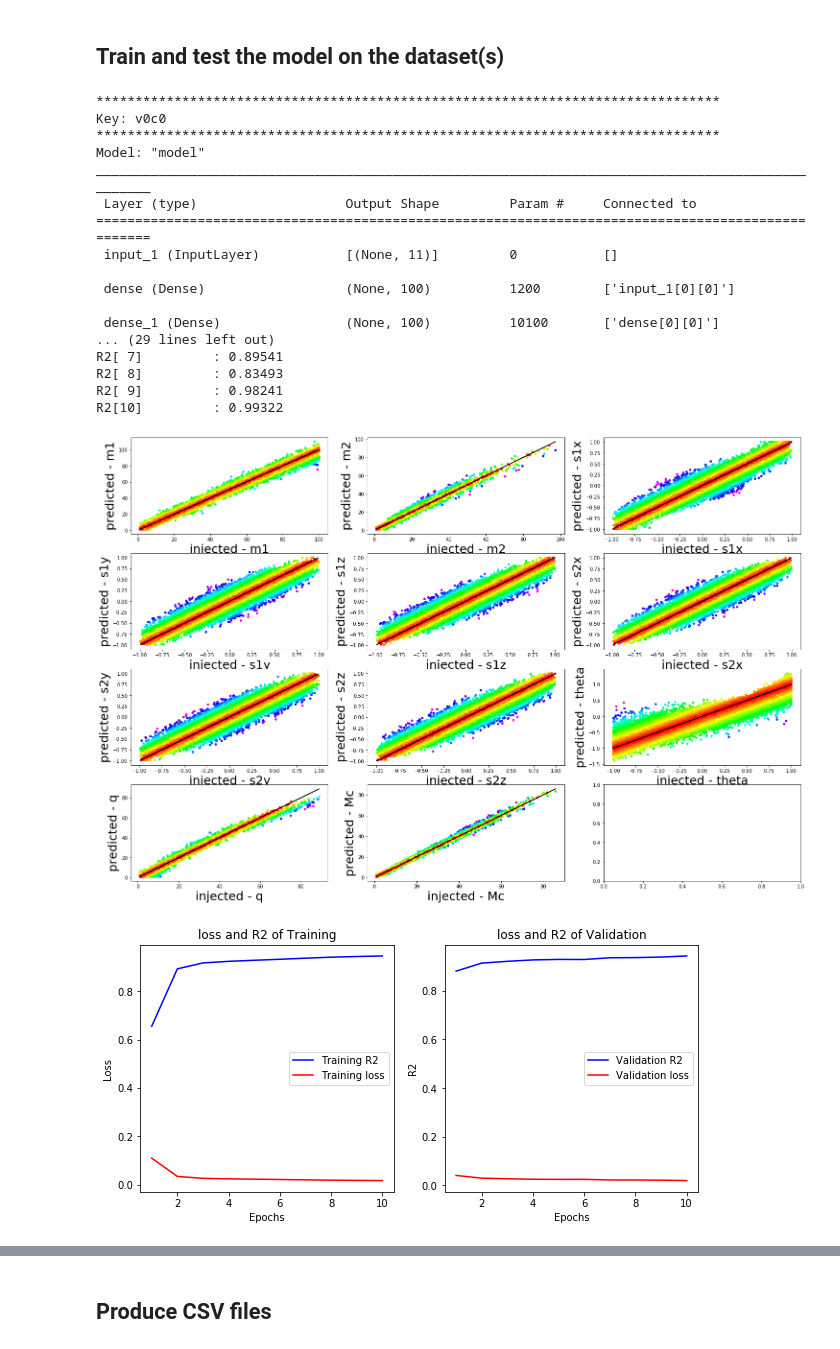
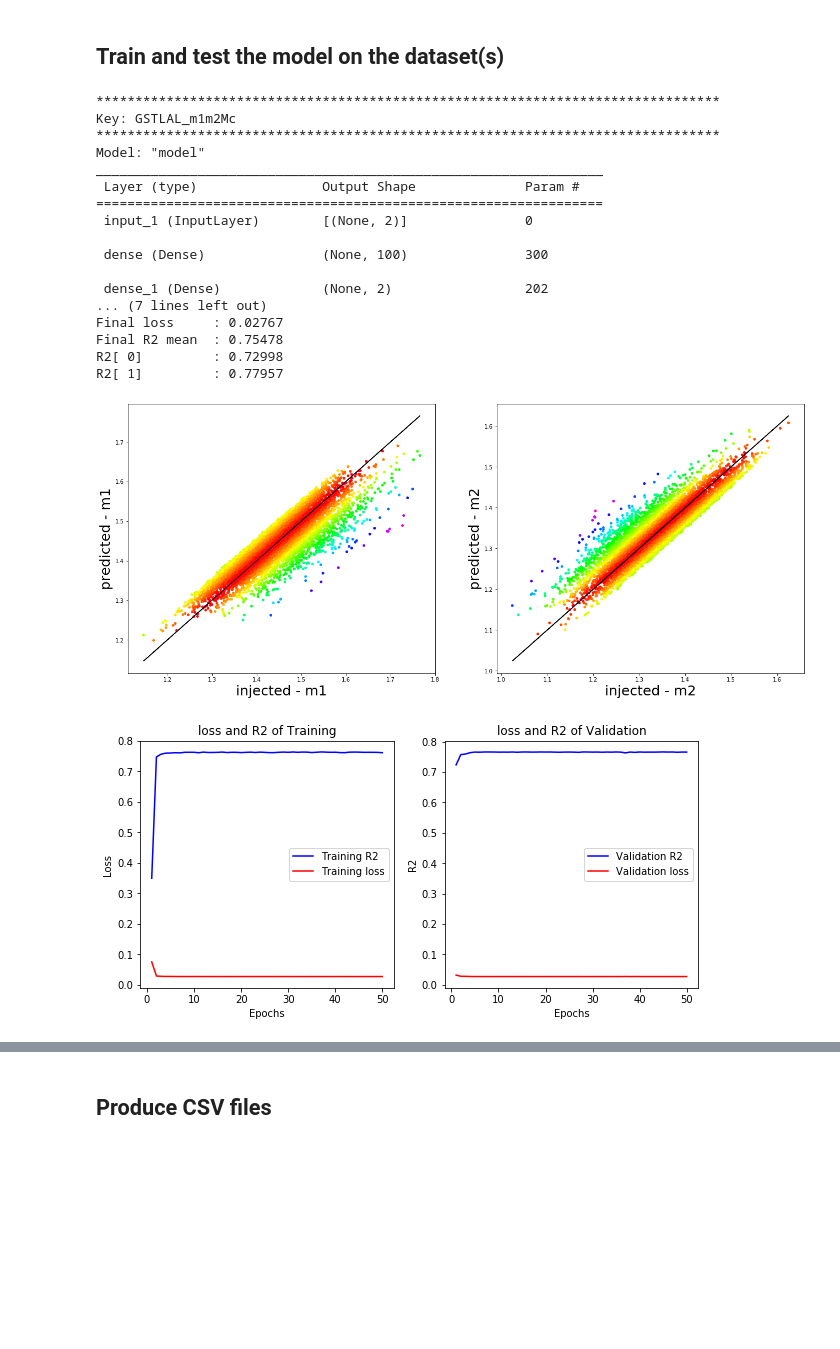
Before and after one commit to PhoenixBirdCreations/IPAM2021_ML, a Jupyter notebook: algo/NN_tf/NN_datesets.ipynb, the cells around one changed output, grey strips where cells are left out. Saved outputs shown, nothing was run; the diff lists cells and outputs as text; code cells hidden in the pictures; blank space fills up the shorter version.

Commit message:
added regression on m1m2Mc dataset (but Mc excluded). Should be equivalent to the regressed dataset in datasets/GSTLAL_EarlyWarning_Dataset/Regression_Result/NN_tf/

```diff
--- a/algo/NN_tf/NN_datesets.ipynb
+++ b/algo/NN_tf/NN_datesets.ipynb
@@ -70,6 +72,7 @@ if data2use=='NewRealistic':
             data_paths['xtest']  = regr_data_dir+key+'test_x.csv'
             data_paths['ytest']  = regr_data_dir+key+'test_y.csv'
             datasets[key].data_paths = data_paths
+    idx_Mc = 10
 
 elif data2use=='GSTLAL_2m':
     features_names    = ['m1', 'm2']
@@ -84,10 +87,29 @@ elif data2use=='GSTLAL_2m':
     data_paths['ytrain'] = regr_data_dir+'train_inject.csv'
     data_paths['xtest']  = regr_data_dir+'test_recover.csv'
     data_paths['ytest']  = regr_data_dir+'test_inject.csv'
+
     datasets[key].data_paths = data_paths
+    idx_Mc = None
+
+elif data2use=='GSTLAL_m1m2Mc':
+    features_names    = ['m1', 'm2']
+    regr_data_dir     = '../../datasets/GSTLAL_EarlyWarning_Dataset/Dataset/m1m2Mc/'
+    out_data_dir      = '../../datasets/GSTLAL_EarlyWarning_Dataset/Dataset/m1m2Mc/Regression_results/'
+    datasets          = {}
+    keys              = ['GSTLAL_m1m2Mc']
+    key               = keys[0]
+    datasets[key]     = lambda:0
+    data_paths           = {}
+    data_paths['xtrain'] = regr_data_dir+'xtrain.csv'
+    data_paths['ytrain'] = regr_data_dir+'ytrain.csv'
+    data_paths['xtest']  = regr_data_dir+'xtest.csv'
+    data_paths['ytest']  = regr_data_dir+'ytest.csv'
+
+    datasets[key].data_paths = data_paths
+    idx_Mc = None
 
 else:
-    print("'data2use' can be 'NewRealistic' or 'GSTLAL_2m'")
+    print("'data2use' can be 'NewRealistic', 'GSTLAL_2m' or 'GSTLAL_m1m2Mc'")
     sys.exit()
 # %% [markdown]
 ## Train and test the model on the dataset(s)
@@ -96,8 +118,6 @@ asterisks = '*'*80
 
 for key in keys:
     print(asterisks, '\nKey: ', key, '\n', asterisks, sep='')
-
-    data_paths = datasets[key].data_paths
 
     rdl_out = ut.regressionDatasetLoader(data_paths, features_names,
                            remove_some_mass=remove_some_mass,
@@ -107,6 +127,15 @@ for key in keys:
     xtest_notnormalized  = rdl_out['xtest']
     ytest_notnormalized  = rdl_out['ytest']
     labels               = rdl_out['labels']
+
+    # to use if m1m2Mc is loaded
+    if data2use=='GSTLAL_m1m2Mc':
+        # remove Mc
+        xtrain_notnormalized = xtrain_notnormalized[:,0:2]
+        ytrain_notnormalized = ytrain_notnormalized[:,0:2]
+        xtest_notnormalized  = xtest_notnormalized[:,0:2]
+        ytest_notnormalized  = ytest_notnormalized[:,0:2]
+        labels               = labels[0:2]
 
     t0 = time.perf_counter()
     outNN = neuralNewtorkRegression(xtrain_notnormalized, ytrain_notnormalized,
@@ -118,7 +147,8 @@ for key in keys:
                 verbose           = verbose_training,
                 hlayers_sizes     = hlayers_sizes,
                 out_activation    = out_activation,
-                hidden_activation = hidden_activation
+                hidden_activation = hidden_activation,
+                loss_function     = 'mse'
             )
     train_time = time.perf_counter()-t0
 
@@ -134,45 +164,45 @@ for key in keys:
     ytest = scaler_y.transform(ytest_notnormalized)
 
     # predict
     ypredicted = model.predict(xtest)
 
     # print some information
     metrics_dict = ut.evalutationMetricsDict(xtest,ytest,model)
     ut.printMetrics(metrics_dict)
 
     # update dictionary adding data (both normalized and not), model and score
     datasets[key].train_time = train_time
     datasets[key].model      = model
     datasets[key].history    = history
     datasets[key].predicted  = scaler_y.inverse_transform(ypredicted)
     datasets[key].metrics    = metrics_dict
     datasets[key].Ntrain     = len(xtrain_notnormalized[:,0])
 
     # plots
     fp.regrPredictionPlots(ytest, ypredicted, labels, scaler=scaler_y)
     fp.plotHistory(history)
     fp.checkRegressionPlot(xtest, ytest, ypredicted, labels, \
                        scaler_y=scaler_y, scaler_x=scaler_x)
     fp.plotInjRecPred(ytest_notnormalized, xtest_notnormalized, \
-                      datasets[key].predicted, idx_Mc=10, hide_recovered=True)
+                      datasets[key].predicted, idx_Mc=idx_Mc, hide_recovered=False)
     del model
 # %% [output]
 ********************************************************************************
-Key: v0c0
+Key: GSTLAL_m1m2Mc
 ********************************************************************************
 Model: "model"
-__________________________________________________________________________________________________
- Layer (type)                   Output Shape         Param #     Connected to
-==================================================================================================
- input_1 (InputLayer)           [(None, 11)]         0           []
+_________________________________________________________________
+ Layer (type)                Output Shape              Param #
+=================================================================
+ input_1 (InputLayer)        [(None, 2)]               0
 
- dense (Dense)                  (None, 100)          1200        ['input_1[0][0]']
+ dense (Dense)               (None, 100)               300
 
- dense_1 (Dense)                (None, 100)          10100       ['dense[0][0]']
-... (29 lines left out)
-R2[ 7]         : 0.89541
-R2[ 8]         : 0.83493
-R2[ 9]         : 0.98241
-R2[10]         : 0.99322
+ dense_1 (Dense)             (None, 2)                 202
+... (7 lines left out)
+Final loss     : 0.02767
+Final R2 mean  : 0.75478
+R2[ 0]         : 0.72998
+R2[ 1]         : 0.77957
-[figure, old version]
+[figure, new version]
-[figure, old version]
+[figure, new version]
```
Also changed, not shown: parts of 5 cells of this notebook, 14 other files.
